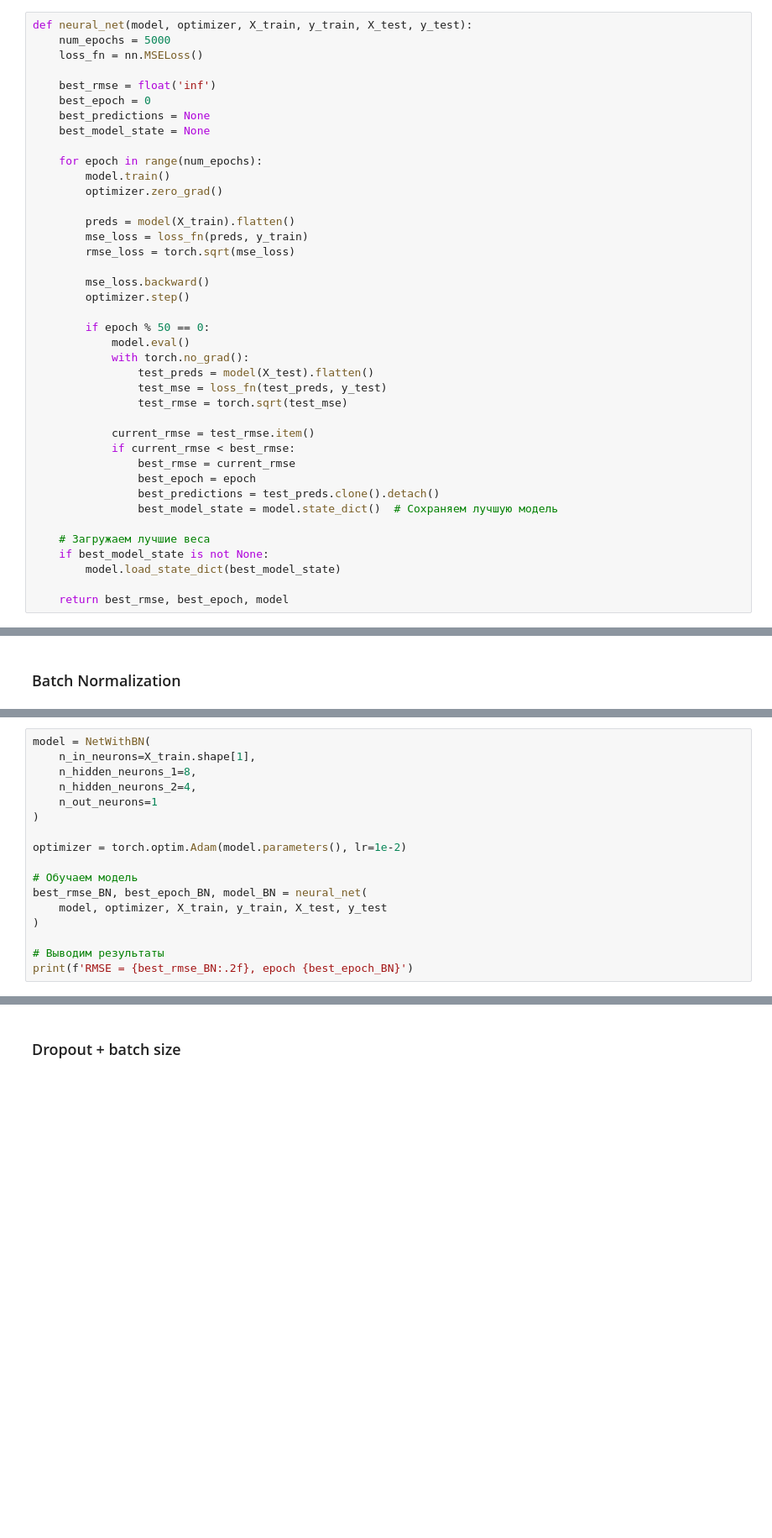
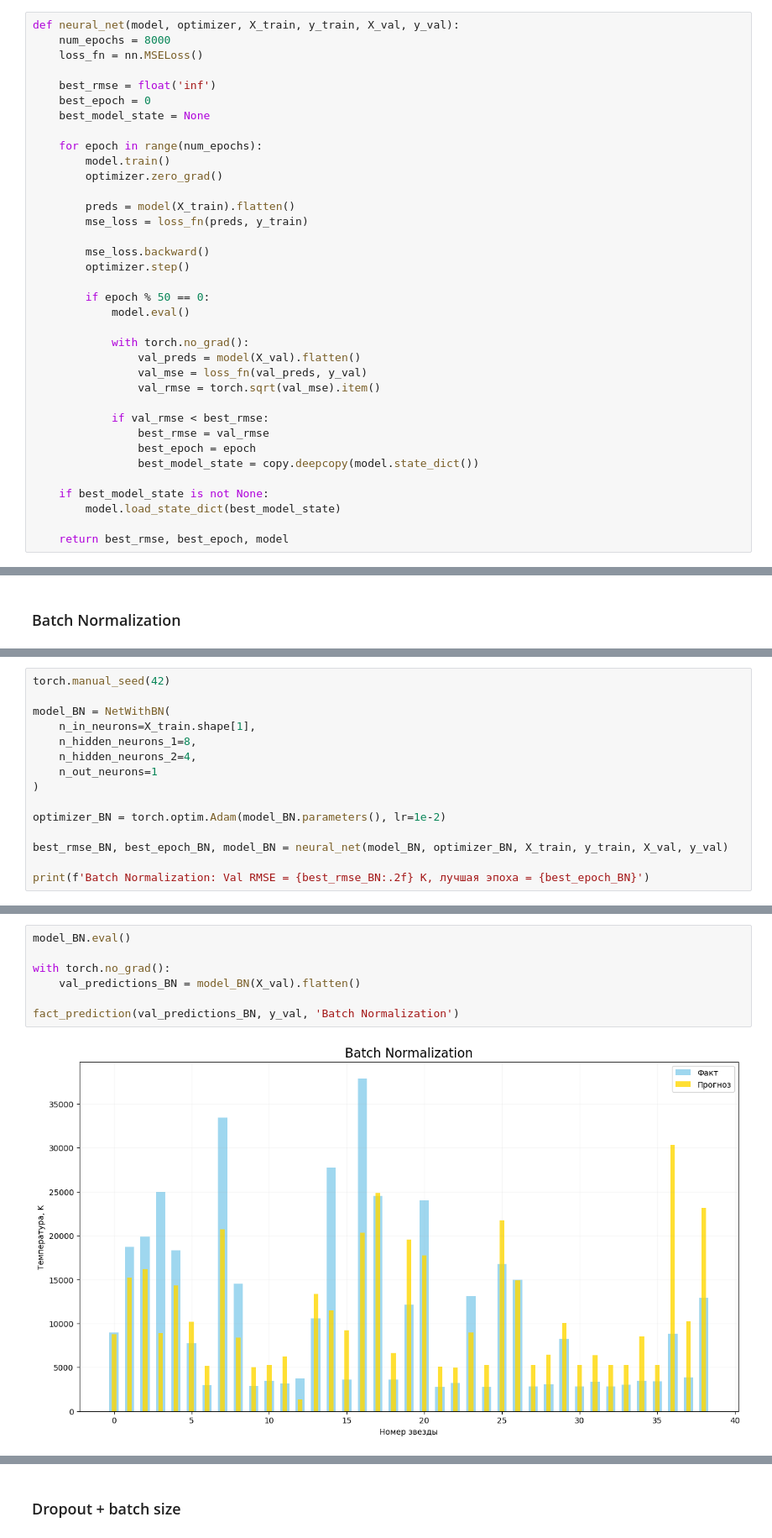
Before and after one commit to Indzhira/StarTempNet, a Jupyter notebook: StarTempNet.ipynb, the cells around one changed output, grey strips where cells are left out. Shown at 84% size. Drawn from its saved outputs; the diff is of its cells as text; blank space fills up the shorter version.

```diff
--- a/StarTempNet.ipynb
+++ b/StarTempNet.ipynb
@@ -396,11 +463,10 @@ class NeuralNet(nn.Module):
 # %%
-def neural_net(model, optimizer, X_train, y_train, X_test, y_test):
-    num_epochs = 5000
+def neural_net(model, optimizer, X_train, y_train, X_val, y_val):
+    num_epochs = 8000
     loss_fn = nn.MSELoss()
 
     best_rmse = float('inf')
     best_epoch = 0
-    best_predictions = None
     best_model_state = None
 
     for epoch in range(num_epochs):
@@ -409,26 +475,23 @@ def neural_net(model, optimizer, X_train, y_train, X_test, y_test):
 
         preds = model(X_train).flatten()
         mse_loss = loss_fn(preds, y_train)
-        rmse_loss = torch.sqrt(mse_loss)
 
         mse_loss.backward()
         optimizer.step()
 
         if epoch % 50 == 0:
             model.eval()
+
             with torch.no_grad():
-                test_preds = model(X_test).flatten()
-                test_mse = loss_fn(test_preds, y_test)
-                test_rmse = torch.sqrt(test_mse)
+                val_preds = model(X_val).flatten()
+                val_mse = loss_fn(val_preds, y_val)
+                val_rmse = torch.sqrt(val_mse).item()
 
-            current_rmse = test_rmse.item()
-            if current_rmse < best_rmse:
-                best_rmse = current_rmse
+            if val_rmse < best_rmse:
+                best_rmse = val_rmse
                 best_epoch = epoch
-                best_predictions = test_preds.clone().detach()
-                best_model_state = model.state_dict()  # Сохраняем лучшую модель
+                best_model_state = copy.deepcopy(model.state_dict())
 
-    # Загружаем лучшие веса
     if best_model_state is not None:
         model.load_state_dict(best_model_state)
 
@@ -580,20 +670,18 @@ class NetWithBN(nn.Module):
         x = self.fc3(x)
         return x
 # %%
-model = NetWithBN(
+torch.manual_seed(42)
+
+model_BN = NetWithBN(
     n_in_neurons=X_train.shape[1],
     n_hidden_neurons_1=8,
     n_hidden_neurons_2=4,
     n_out_neurons=1
 )
 
-optimizer = torch.optim.Adam(model.parameters(), lr=1e-2)
+optimizer_BN = torch.optim.Adam(model_BN.parameters(), lr=1e-2)
 
-# Обучаем модель
-best_rmse_BN, best_epoch_BN, model_BN = neural_net(
-    model, optimizer, X_train, y_train, X_test, y_test
-)
+best_rmse_BN, best_epoch_BN, model_BN = neural_net(model_BN, optimizer_BN, X_train, y_train, X_val, y_val)
 
-# Выводим результаты
-print(f'RMSE = {best_rmse_BN:.2f}, epoch {best_epoch_BN}')
+print(f'Batch Normalization: Val RMSE = {best_rmse_BN:.2f} K, лучшая эпоха = {best_epoch_BN}')
 # %% [output]
@@ -610 +689,10 @@ fact_prediction(model_BN_predictions, y_test, 'model with batch normalization')
+# %%
+model_BN.eval()
+
+with torch.no_grad():
+    val_predictions_BN = model_BN(X_val).flatten()
+
+fact_prediction(val_predictions_BN, y_val, 'Batch Normalization')
+# %% [output]
+[figure, added]
 # %% [markdown]
```
Also changed, not shown: parts of 64 cells of this notebook, 1 other file.
